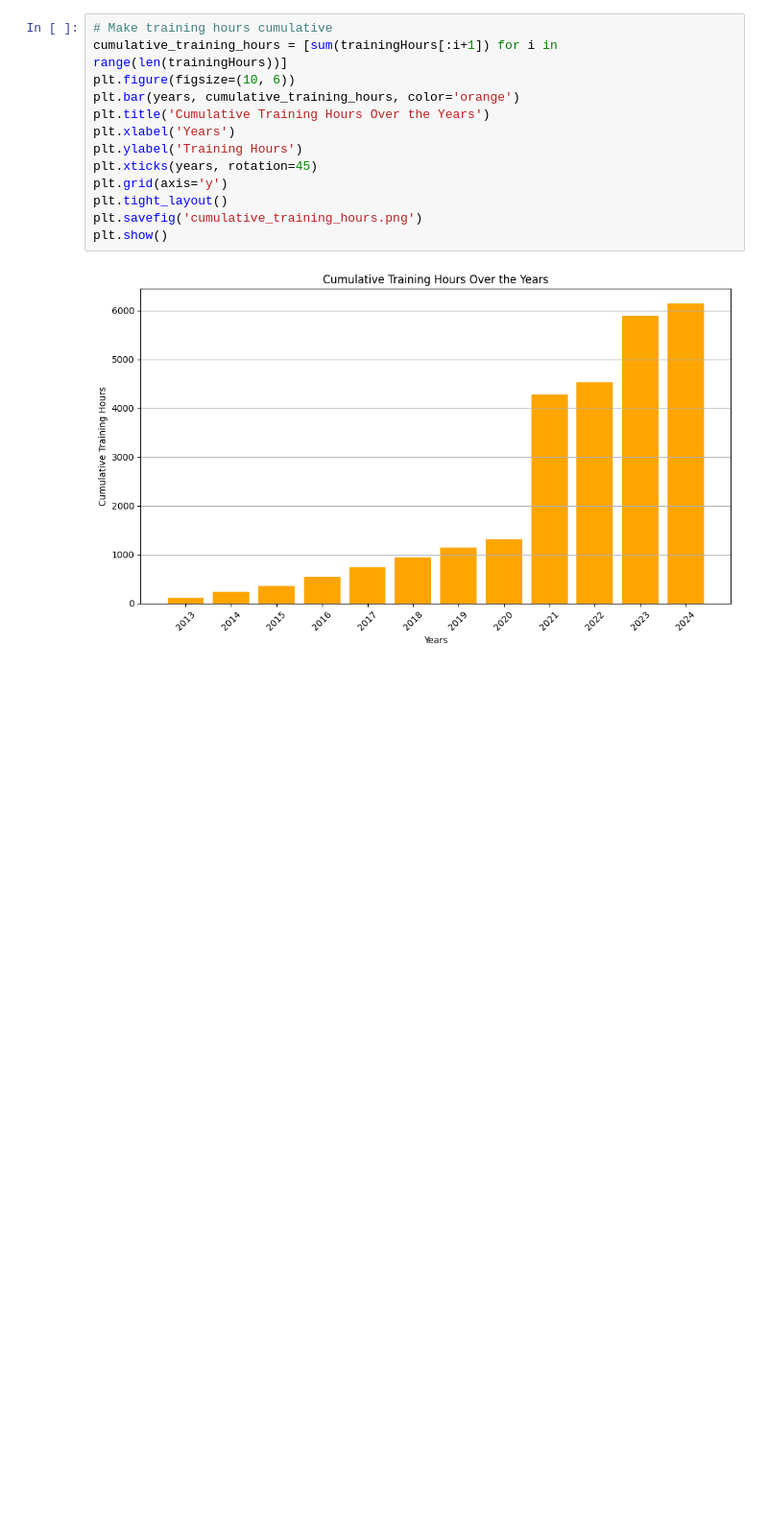
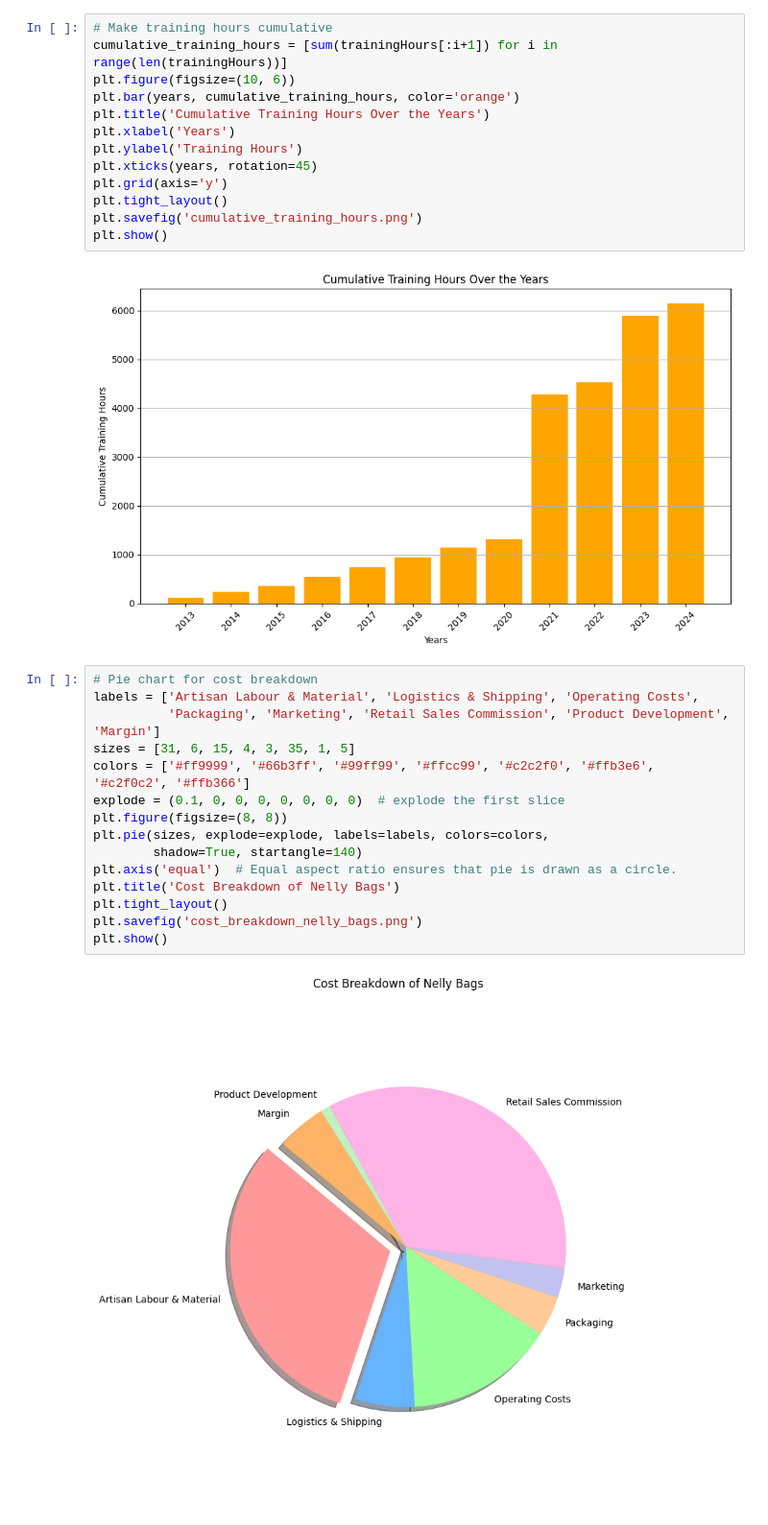
Before and after one commit to MichaelWiciak/EarthHeir, a Jupyter notebook: ImpactReport.ipynb, the cells around one changed output. Shown at 96% size. Drawn from its saved outputs; the diff is of its cells as text; blank space fills up the shorter version.

```diff
--- a/ImpactReport.ipynb
+++ b/ImpactReport.ipynb
@@ -59,3 +59,20 @@ plt.savefig('cumulative_training_hours.png')
 plt.show()
 # %% [output]
 [figure]
+# %%
+# Pie chart for cost breakdown
+labels = ['Artisan Labour & Material', 'Logistics & Shipping', 'Operating Costs',
+          'Packaging', 'Marketing', 'Retail Sales Commission', 'Product Development', 'Margin']
+sizes = [31, 6, 15, 4, 3, 35, 1, 5]
+colors = ['#ff9999', '#66b3ff', '#99ff99', '#ffcc99', '#c2c2f0', '#ffb3e6', '#c2f0c2', '#ffb366']
+explode = (0.1, 0, 0, 0, 0, 0, 0, 0)  # explode the first slice
+plt.figure(figsize=(8, 8))
+plt.pie(sizes, explode=explode, labels=labels, colors=colors,
+        shadow=True, startangle=140)
+plt.axis('equal')  # Equal aspect ratio ensures that pie is drawn as a circle.
+plt.title('Cost Breakdown of Nelly Bags')
+plt.tight_layout()
+plt.savefig('cost_breakdown_nelly_bags.png')
+plt.show()
+# %% [output]
+[figure, added]
```
Also changed, not shown: 18 other files.
